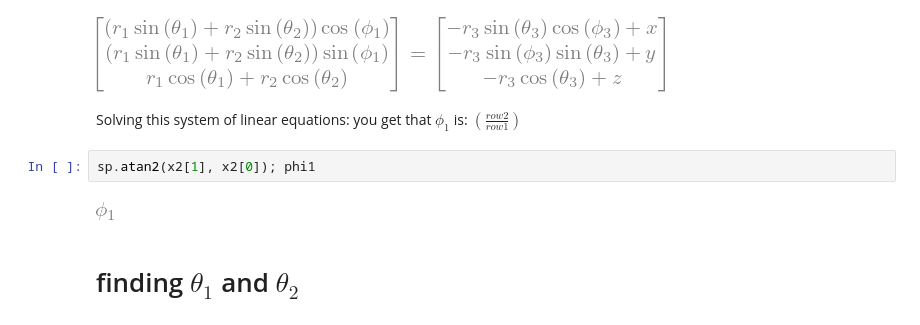
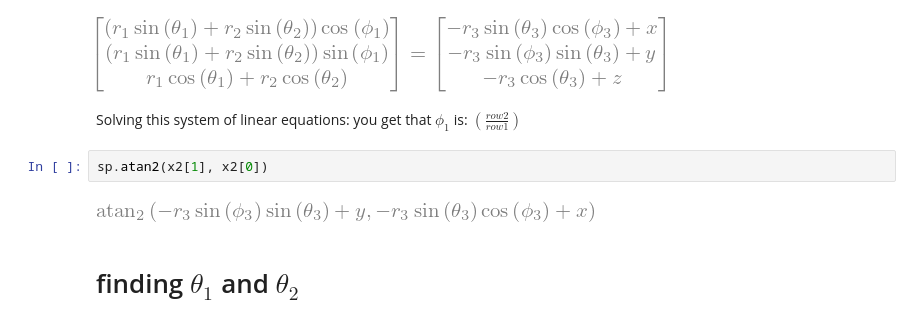
Before and after one commit to willjbourne/grabber-movement, a Jupyter notebook: vector_inverse_kinematics.ipynb, the cells around one changed output. Saved outputs shown, nothing was run; the diff lists cells and outputs as text.

```diff
--- a/vector_inverse_kinematics.ipynb
+++ b/vector_inverse_kinematics.ipynb
@@ -50,9 +50,9 @@ eq1 = sp.Eq(eq1lhs, eq1rhs); eq1
 # %% [markdown]
 Solving this system of linear equations: you get that $\phi_1$ is: $(\frac{row2}{row1})$
 # %%
-sp.atan2(x2[1], x2[0]); phi1
+sp.atan2(x2[1], x2[0])
 # %% [output]
-[figure, old version]
+[figure, new version]
 # %% [markdown]
 # finding $\theta_1$ and $\theta_2$
 # %% [markdown]
```
Also changed, not shown: parts of 2 cells of this notebook, 2 other files.
